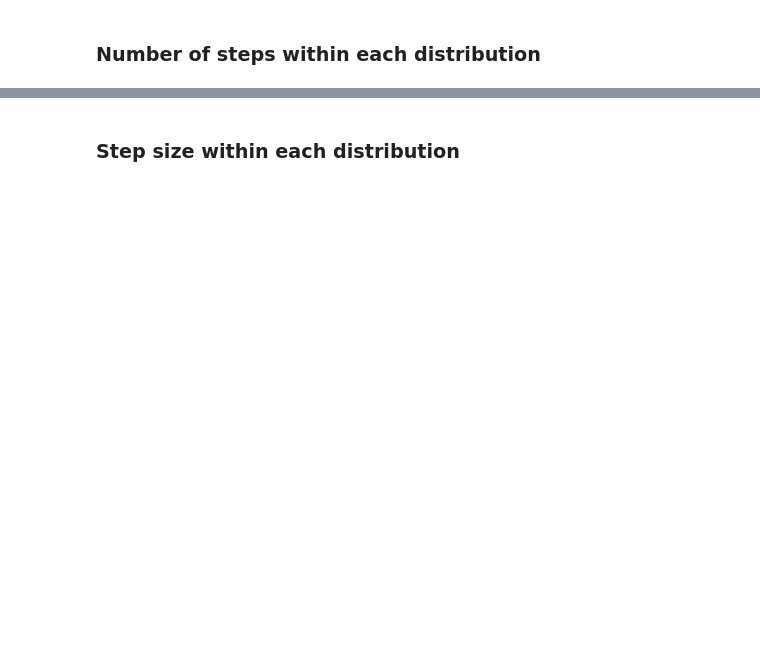
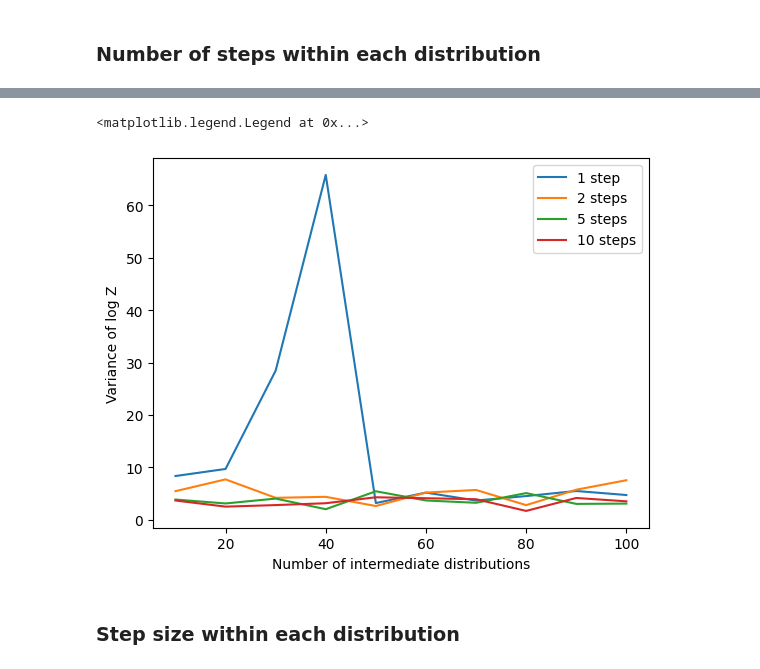
Before and after one commit to alexxthiery/mcjax, a Jupyter notebook: notebooks/sequential_mc/smc_analysis.ipynb, the cells around one changed output, grey strips where cells are left out. Cells and saved outputs as stored; diff of their text form; code cells hidden in the pictures; blank space fills up the shorter version.

```diff
--- a/notebooks/sequential_mc/smc_analysis.ipynb
+++ b/notebooks/sequential_mc/smc_analysis.ipynb
@@ -99,3 +67,26 @@ AttributeError: 'dict' object has no attribute 'num_dist'
+# %%
+# Functions to calculate the normalizing constant estimator
+def single_run(GSMC:GeometricSMC, num_particles, key, mc_method):
+    _, weight_arr = GSMC.selfadaptive_run(num_particles, key, mc_method)
+    logZ = jnp.sum(jax.scipy.special.logsumexp(weight_arr, axis=0))
+    return logZ
+
+def mult_run(GSMC:GeometricSMC, num_particles, key, mc_method, num_run):
+    keys = jr.split(key, num_run)
+    batch_run = jax.vmap(single_run, in_axes=(None,None,0,None))
+    batch_run = jax.jit(batch_run, static_argnums=(0,1,3))
+    logZ_arr = batch_run(GSMC,num_particles,keys,mc_method)
+    return logZ_arr
+
+def compute_variance(GSMC:GeometricSMC, key, num_particles, method,num_run):
+    t_start = time.time()
+    logZ_arr = mult_run(GSMC, num_particles, key, method, num_run)
+    t_end = time.time()
+    print(f"Computation time (with jit): {t_end-t_start}")
+
+    # Compute the variance of log(Z)
+    logZ_var = jnp.var(logZ_arr)
+    return logZ_var
 # %%
 '''
 Compare the variance of Z for two method: RWM and MALA, with fixed step_size and num_step, with num_dist
@@ -146,11 +161,14 @@ varying from 10 to 100
 '''
 params = [Param(method='MALA', step_size=1, num_dist=num, num_step=step) for num in range(10, 101, 10) for step in [1,2,5,10]]
 Z_var_MALA = []
+num_particles = 1000
+num_run = 100
+
 for param in params:
     N,step_size, num_substeps, method = param['num_dist'], param['step_size'], param['num_step'], param['method']
-    coefs = (jnp.arange(N+1)/N).tolist()
+    coefs = jnp.arange(N+1)/N
     GSMC = GeometricSMC(log_gamma_0= log_gamma_0, log_gamma_T= log_gamma_T, coefs=coefs, \
                         step_size=step_size, num_substeps=num_substeps)
-    states = GSMC.selfadaptive_run(num_particles,key, mc_method=method)
-    Z_var = GSMC.compute_variance(key,num_particles,method,N = 10)
+    key, key_ = jr.split(key)
+    Z_var = compute_variance(GSMC,key_,num_particles,method,num_run)
     Z_var_MALA.append(Z_var)
@@ -157,13 +193,17 @@ for param in params:
 # %%
 # plot the variance of Z for different number of steps
 plt.figure()
-plt.plot(range(10, 101, 10), Z_var_MALA[:40], label='1 step')
-plt.plot(range(10, 101, 10), Z_var_MALA[40:80], label='2 steps')
-plt.plot(range(10, 101, 10), Z_var_MALA[80:120], label='5 steps')
-plt.plot(range(10, 101, 10), Z_var_MALA[120:], label='10 steps')
-plt.xlabel('Number of distributions')
-plt.ylabel('Variance of Z')
+plt.plot(range(10, 101, 10), Z_var_MALA[:10], label='1 step')
+plt.plot(range(10, 101, 10), Z_var_MALA[10:20], label='2 steps')
+plt.plot(range(10, 101, 10), Z_var_MALA[20:30], label='5 steps')
+plt.plot(range(10, 101, 10), Z_var_MALA[30:], label='10 steps')
+plt.xlabel('Number of intermediate distributions')
+plt.ylabel('Variance of log Z')
+plt.title('Variance of log Z for different number of steps')
 plt.legend()
+# %% [output]
+<matplotlib.legend.Legend at 0x...>
+[figure, added]
 # %% [markdown]
 ### Step size within each distribution
 # %%
```
Also changed, not shown: parts of 10 cells of this notebook, 4 other files.
